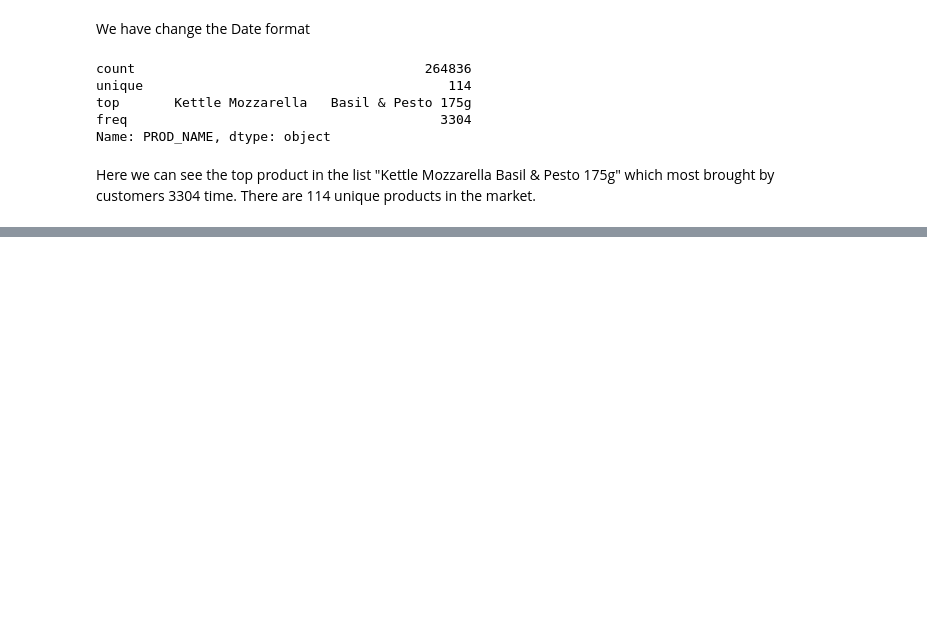
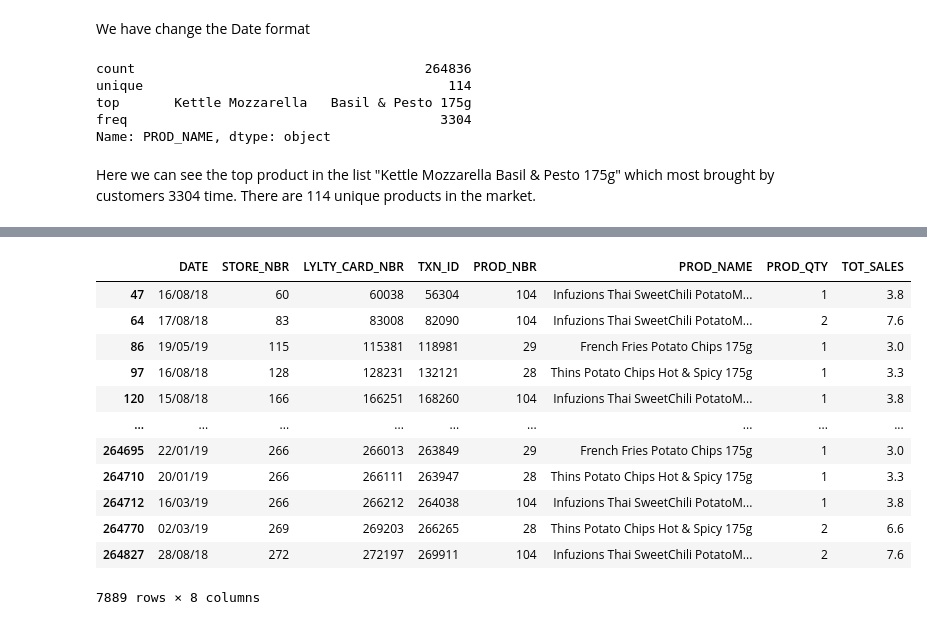
Before and after one commit to Sdbhagat1323/git_learning, a Jupyter notebook: Quantium_intership_project/Chip.ipynb, the cells around one changed output, grey strips where cells are left out. Saved outputs shown, nothing was run; the diff lists cells and outputs as text; code cells hidden in the pictures; blank space fills up the shorter version.

```diff
--- a/Quantium_intership_project/Chip.ipynb
+++ b/Quantium_intership_project/Chip.ipynb
@@ -300,0 +309,17 @@ KeyError: 'Natural Chip        Compny SeaSalt175g'
+# %%
+potato_df = transaction_df[transaction_df["PROD_NAME"].str.contains("Potato")]
+potato_df
+# %% [output]
+|  | DATE | STORE_NBR | LYLTY_CARD_NBR | TXN_ID | PROD_NBR | PROD_NAME | PROD_QTY | TOT_SALES |
+| 47 | 16/08/18 | 60 | 60038 | 56304 | 104 | Infuzions Thai SweetChili PotatoM... | 1 | 3.8 |
+| 64 | 17/08/18 | 83 | 83008 | 82090 | 104 | Infuzions Thai SweetChili PotatoM... | 2 | 7.6 |
+| 86 | 19/05/19 | 115 | 115381 | 118981 | 29 | French Fries Potato Chips 175g | 1 | 3.0 |
+| 97 | 16/08/18 | 128 | 128231 | 132121 | 28 | Thins Potato Chips Hot & Spicy 175g | 1 | 3.3 |
+| 120 | 15/08/18 | 166 | 166251 | 168260 | 104 | Infuzions Thai SweetChili PotatoM... | 1 | 3.8 |
+| ... | ... | ... | ... | ... | ... | ... | ... | ... |
+| 264695 | 22/01/19 | 266 | 266013 | 263849 | 29 | French Fries Potato Chips 175g | 1 | 3.0 |
+| 264710 | 20/01/19 | 266 | 266111 | 263947 | 28 | Thins Potato Chips Hot & Spicy 175g | 1 | 3.3 |
+| 264712 | 16/03/19 | 266 | 266212 | 264038 | 104 | Infuzions Thai SweetChili PotatoM... | 1 | 3.8 |
+| 264770 | 02/03/19 | 269 | 269203 | 266265 | 28 | Thins Potato Chips Hot & Spicy 175g | 2 | 6.6 |
+| 264827 | 28/08/18 | 272 | 272197 | 269911 | 104 | Infuzions Thai SweetChili PotatoM... | 2 | 7.6 |
+7889 rows × 8 columns
```
Also changed, not shown: parts of 9 cells of this notebook.
